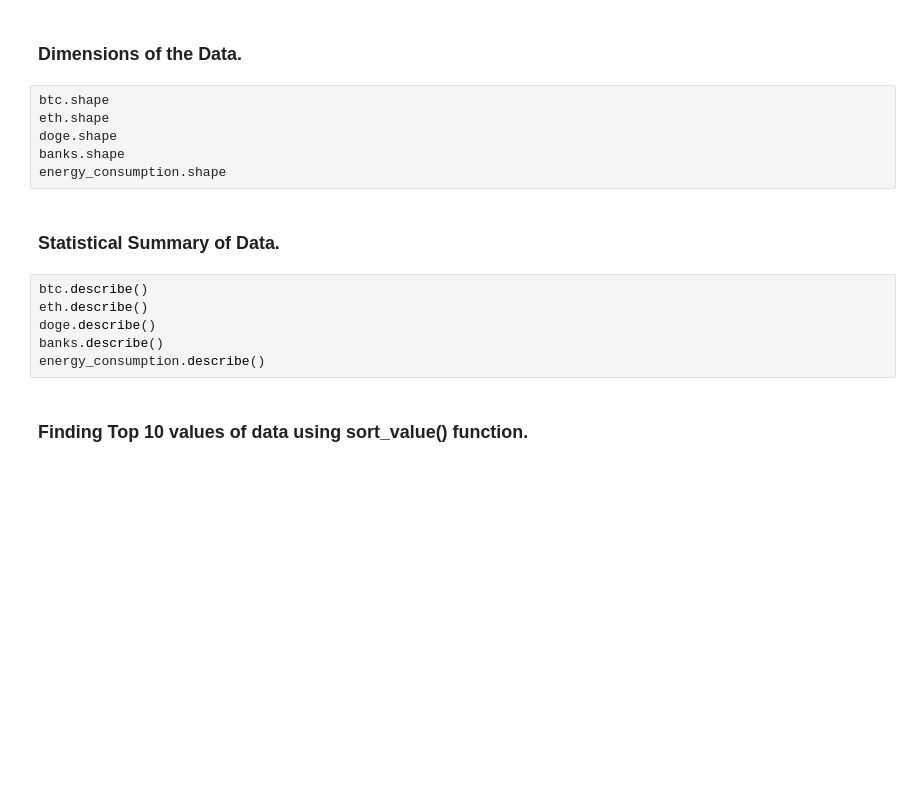
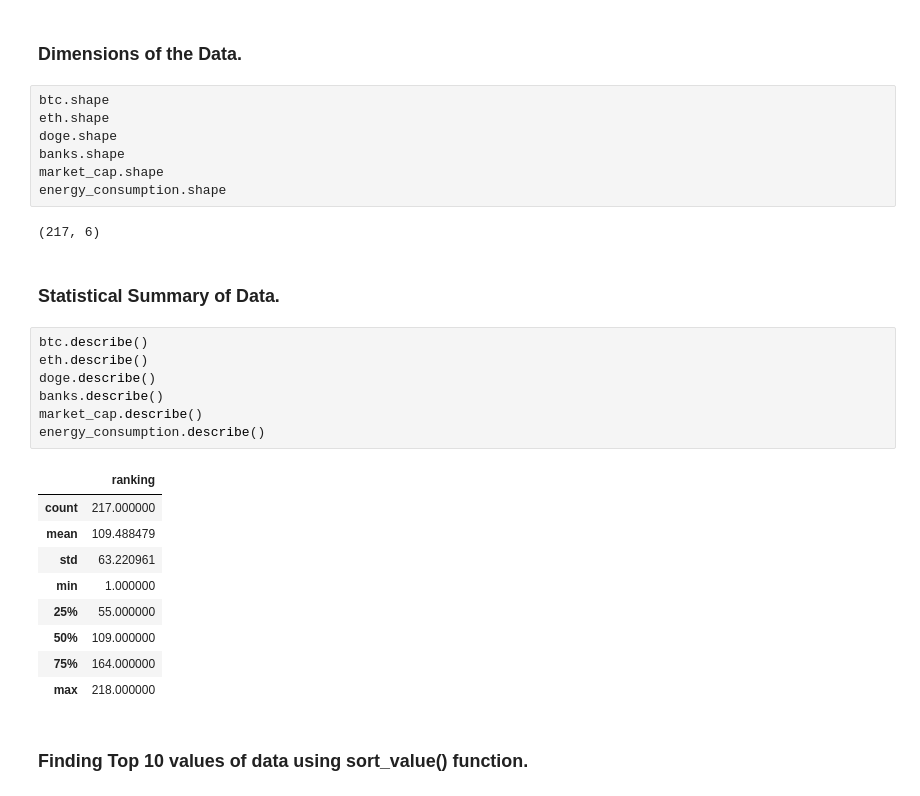
Before and after one commit to aashu26698/Cryptocurrencies-AnInfographic, a Jupyter notebook: Cryptocurrency EDA.ipynb, the cells around one changed output. Cells and saved outputs as stored; diff of their text form; blank space fills up the shorter version.

```diff
--- a/Cryptocurrency EDA.ipynb
+++ b/Cryptocurrency EDA.ipynb
@@ -41,15 +206,29 @@ btc.shape
 eth.shape
 doge.shape
 banks.shape
+market_cap.shape
 energy_consumption.shape
+# %% [output]
+(217, 6)
 # %% [markdown]
 ### Statistical Summary of Data.
 # %%
 btc.describe()
 eth.describe()
 doge.describe()
 banks.describe()
+market_cap.describe()
 energy_consumption.describe()
+# %% [output]
+|  | ranking |
+| count | 217.000000 |
+| mean | 109.488479 |
+| std | 63.220961 |
+| min | 1.000000 |
+| 25% | 55.000000 |
+| 50% | 109.000000 |
+| 75% | 164.000000 |
+| max | 218.000000 |
 # %% [markdown]
 ### Finding Top 10 values of data using sort_value() function.
 # %%
```
Also changed, not shown: parts of 18 cells of this notebook.
